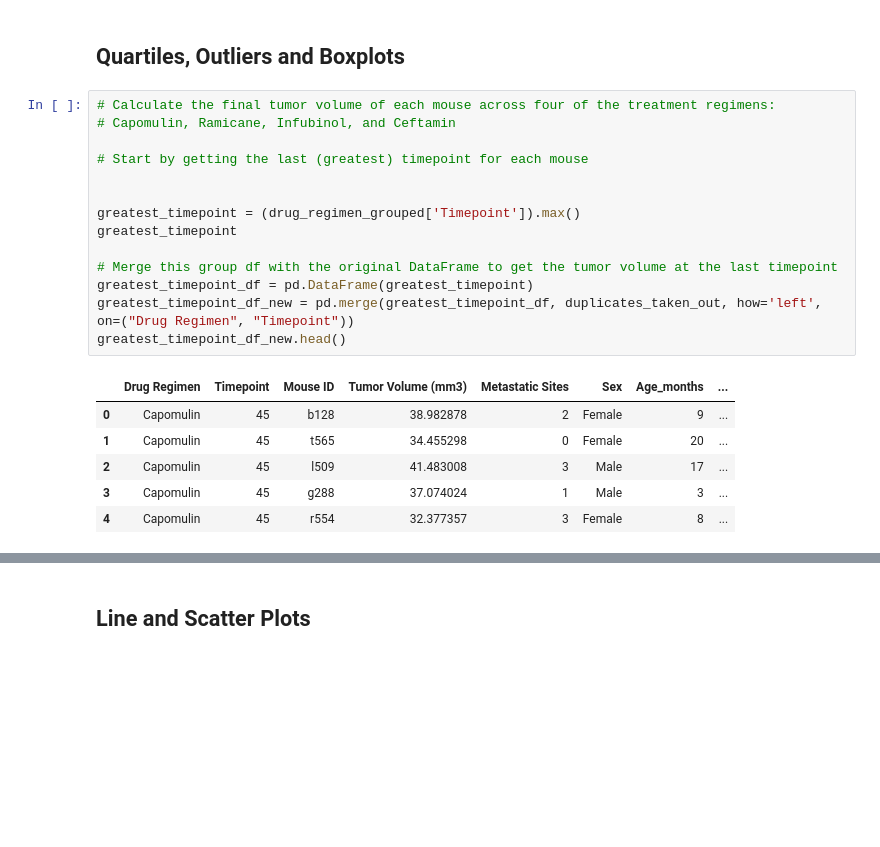
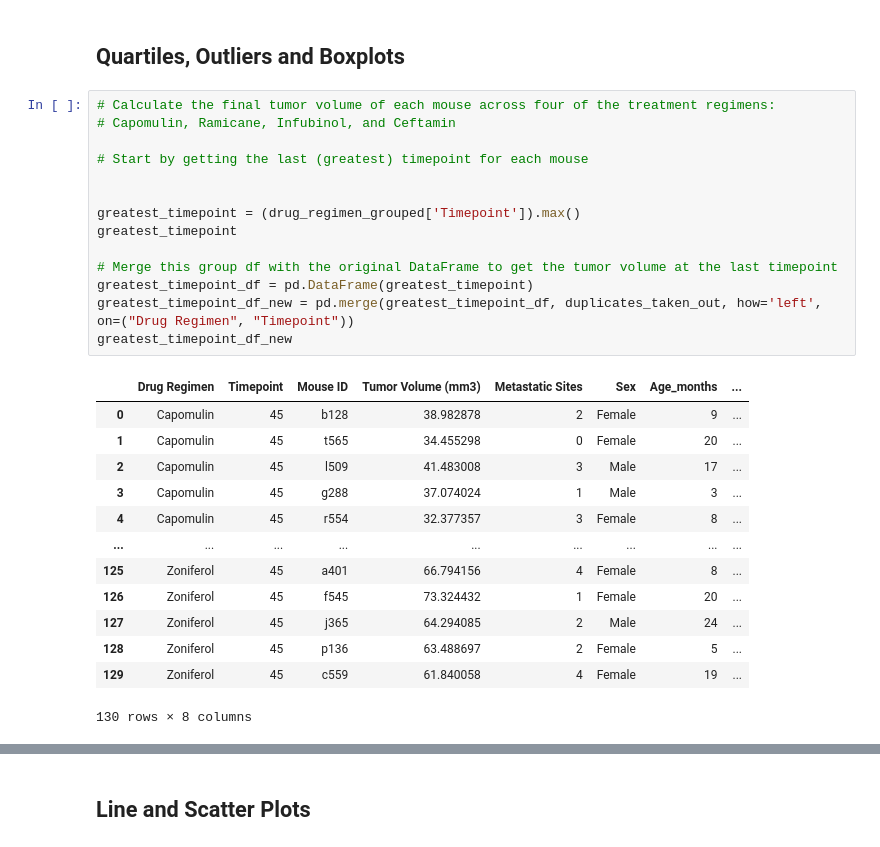
Before and after one commit to aortmeier20/MatPlotLib_Challenge2, a Jupyter notebook: Pymaceuticals/pymaceuticals_starter_AO Edit.ipynb, the cells around one changed output, grey strips where cells are left out. Cells and saved outputs as stored; diff of their text form; blank space fills up the shorter version.

```diff
--- a/Pymaceuticals/pymaceuticals_starter_AO Edit.ipynb
+++ b/Pymaceuticals/pymaceuticals_starter_AO Edit.ipynb
@@ -190,24 +192,31 @@ plt.show()
 # %%
 # Calculate the final tumor volume of each mouse across four of the treatment regimens:
 # Capomulin, Ramicane, Infubinol, and Ceftamin
 
 # Start by getting the last (greatest) timepoint for each mouse
 
 
 greatest_timepoint = (drug_regimen_grouped['Timepoint']).max()
 greatest_timepoint
 
 # Merge this group df with the original DataFrame to get the tumor volume at the last timepoint
 greatest_timepoint_df = pd.DataFrame(greatest_timepoint)
 greatest_timepoint_df_new = pd.merge(greatest_timepoint_df, duplicates_taken_out, how='left', on=("Drug Regimen", "Timepoint"))
-greatest_timepoint_df_new.head()
+greatest_timepoint_df_new
 # %% [output]
 |  | Drug Regimen | Timepoint | Mouse ID | Tumor Volume (mm3) | Metastatic Sites | Sex | Age_months | ... |
 | 0 | Capomulin | 45 | b128 | 38.982878 | 2 | Female | 9 | ... |
 | 1 | Capomulin | 45 | t565 | 34.455298 | 0 | Female | 20 | ... |
 | 2 | Capomulin | 45 | l509 | 41.483008 | 3 | Male | 17 | ... |
 | 3 | Capomulin | 45 | g288 | 37.074024 | 1 | Male | 3 | ... |
 | 4 | Capomulin | 45 | r554 | 32.377357 | 3 | Female | 8 | ... |
+| ... | ... | ... | ... | ... | ... | ... | ... | ... |
+| 125 | Zoniferol | 45 | a401 | 66.794156 | 4 | Female | 8 | ... |
+| 126 | Zoniferol | 45 | f545 | 73.324432 | 1 | Female | 20 | ... |
+| 127 | Zoniferol | 45 | j365 | 64.294085 | 2 | Male | 24 | ... |
+| 128 | Zoniferol | 45 | p136 | 63.488697 | 2 | Female | 5 | ... |
+| 129 | Zoniferol | 45 | c559 | 61.840058 | 4 | Female | 19 | ... |
+130 rows × 8 columns
 # %%
 # Put treatments into a list for for loop (and later for plot labels)
 treatments = ["Capomulin", "Ramicane", "Infubinol", "Ceftamin"]
```
Also changed, not shown: parts of 4 cells of this notebook.
